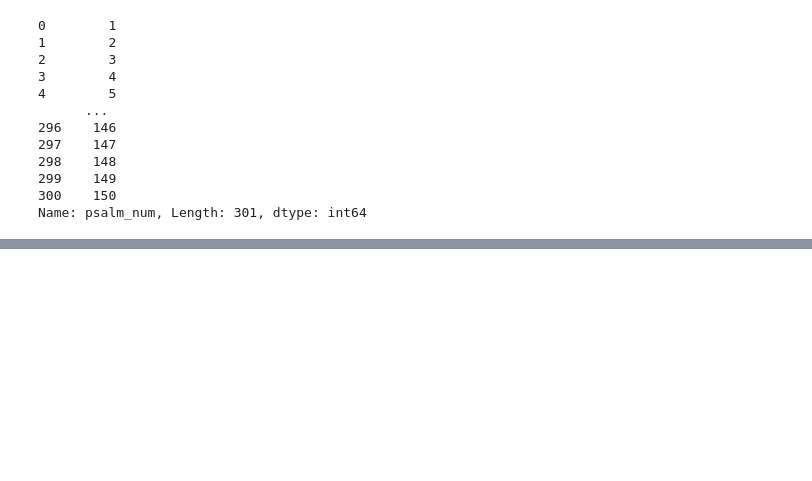
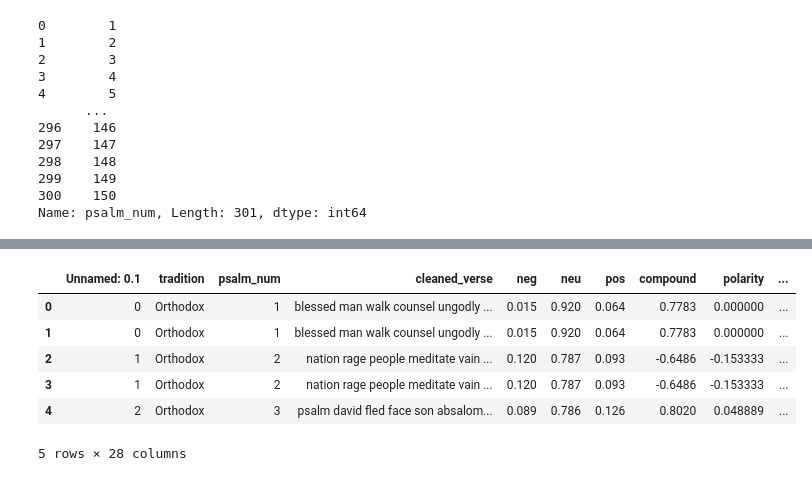
Before and after one commit to cwc09262/psalms-text-comparison, a Jupyter notebook: ml_work/data_curation.ipynb, the cells around one changed output, grey strips where cells are left out. Cells and saved outputs as stored; diff of their text form; code cells hidden in the pictures; blank space fills up the shorter version.

```diff
--- a/ml_work/data_curation.ipynb
+++ b/ml_work/data_curation.ipynb
@@ -198,0 +202,10 @@ psalms.head()
+# %%
+psalms.head()
+# %% [output]
+|  | Unnamed: 0.1 | tradition | psalm_num | cleaned_verse | neg | neu | pos | compound | polarity | ... |
+| 0 | 0 | Orthodox | 1 | blessed man walk counsel ungodly ... | 0.015 | 0.920 | 0.064 | 0.7783 | 0.000000 | ... |
+| 1 | 0 | Orthodox | 1 | blessed man walk counsel ungodly ... | 0.015 | 0.920 | 0.064 | 0.7783 | 0.000000 | ... |
+| 2 | 1 | Orthodox | 2 | nation rage people meditate vain ... | 0.120 | 0.787 | 0.093 | -0.6486 | -0.153333 | ... |
+| 3 | 1 | Orthodox | 2 | nation rage people meditate vain ... | 0.120 | 0.787 | 0.093 | -0.6486 | -0.153333 | ... |
+| 4 | 2 | Orthodox | 3 | psalm david fled face son absalom... | 0.089 | 0.786 | 0.126 | 0.8020 | 0.048889 | ... |
+5 rows × 28 columns
```
Also changed, not shown: parts of 12 cells of this notebook, 3 other files.
